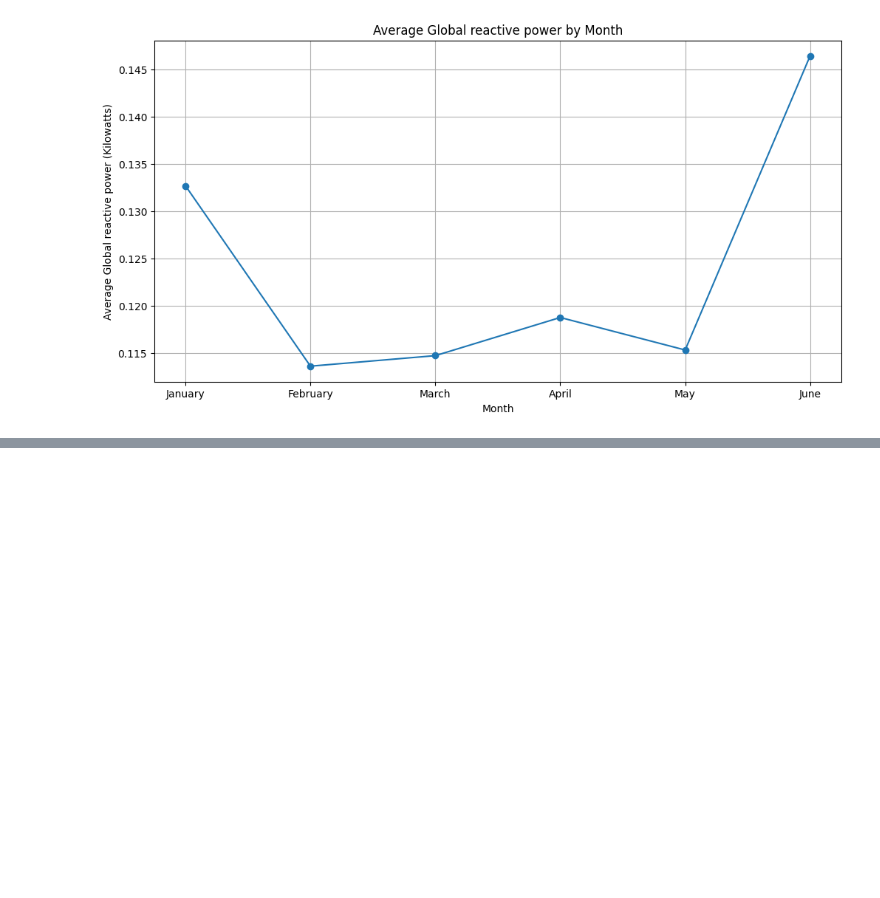
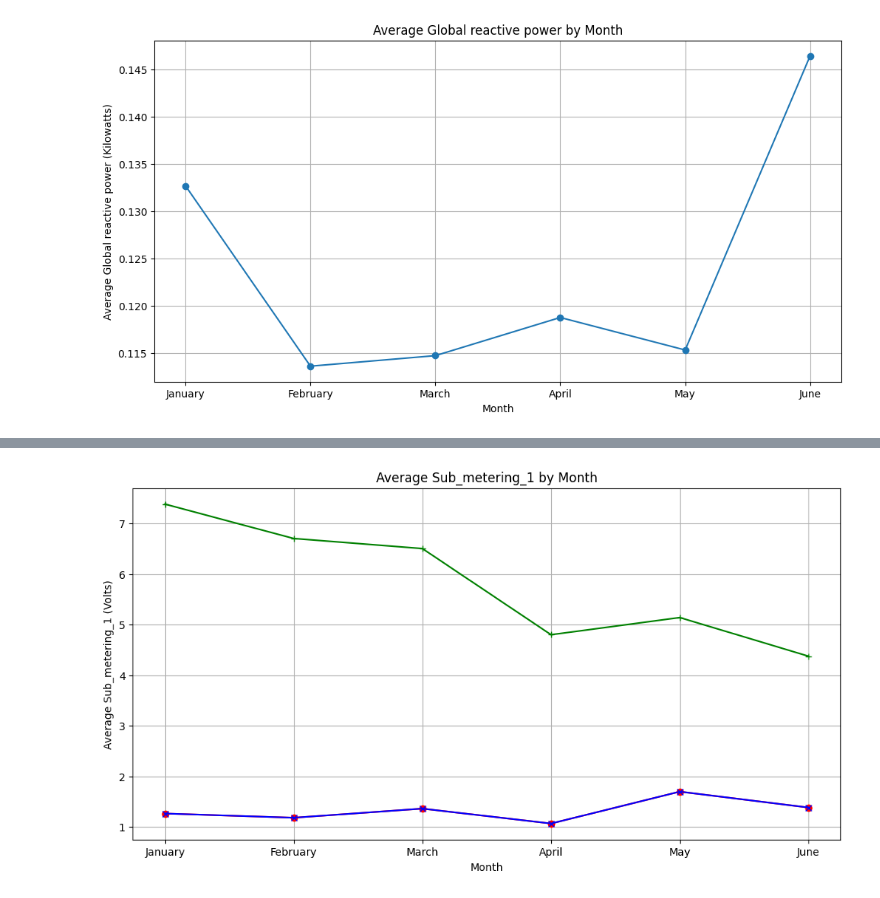
Before and after one commit to Shivansh20128/Electricity-Consumption-for-Household-Appliances, a Jupyter notebook: script.ipynb, the cells around one changed output, grey strips where cells are left out. Saved outputs shown, nothing was run; the diff lists cells and outputs as text; code cells hidden in the pictures; blank space fills up the shorter version.

```diff
--- a/script.ipynb
+++ b/script.ipynb
@@ -130,0 +150,25 @@ plt.show()
+# %%
+# Making a graph for visualising Global Intensity for every month
+df['Date'] = pd.to_datetime(df['Date'], format='%d/%m/%Y')
+df['Month'] = df['Date'].dt.month
+
+df['Sub_metering_1'] = pd.to_numeric(df['Sub_metering_1'], errors='coerce')
+df['Sub_metering_2'] = pd.to_numeric(df['Sub_metering_2'], errors='coerce')
+df['Sub_metering_3'] = pd.to_numeric(df['Sub_metering_3'], errors='coerce')
+monthly_avg_intensity_1 = df.groupby('Month')['Sub_metering_1'].mean()
+monthly_avg_intensity_2 = df.groupby('Month')['Sub_metering_2'].mean()
+monthly_avg_intensity_3 = df.groupby('Month')['Sub_metering_3'].mean()
+
+month_names = ['January', 'February', 'March', 'April', 'May', 'June']
+
+plt.figure(figsize=(12, 6))
+plt.plot(month_names, monthly_avg_intensity_1, marker='o', color='red', linestyle='-')
+plt.plot(month_names, monthly_avg_intensity_2, marker='x', color='blue', linestyle='-')
+plt.plot(month_names, monthly_avg_intensity_3, marker='+', color='green', linestyle='-')
+plt.xlabel('Month')
+plt.ylabel('Average Sub_metering_1 (Volts)')
+plt.title('Average Sub_metering_1 by Month')
+plt.grid(True)
+plt.show()
+# %% [output]
+[figure, added]
```
Also changed, not shown: parts of 2 cells of this notebook.
